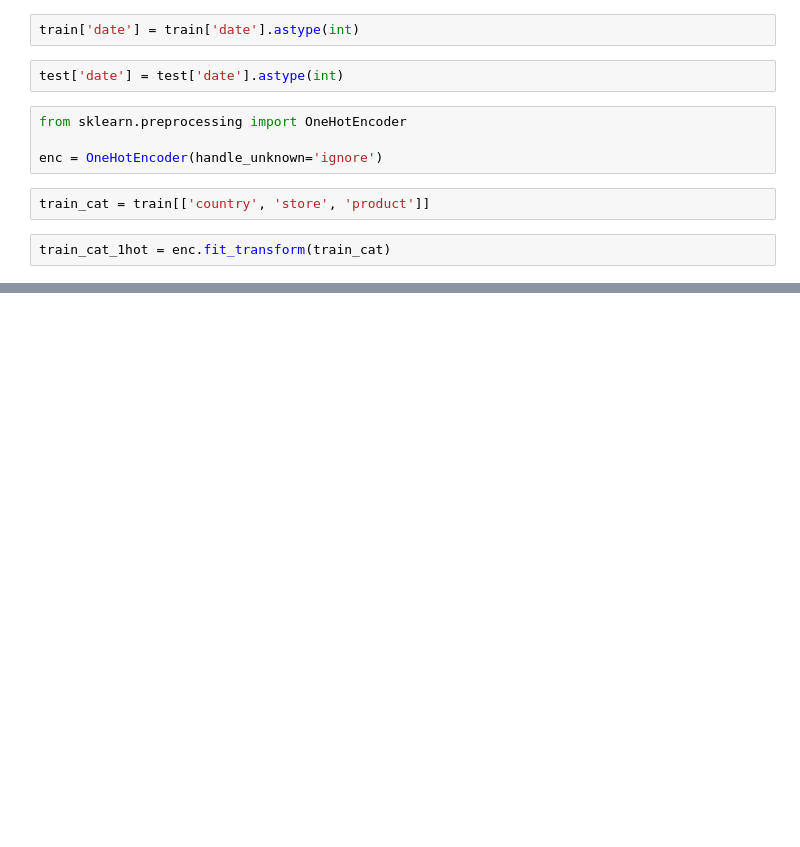
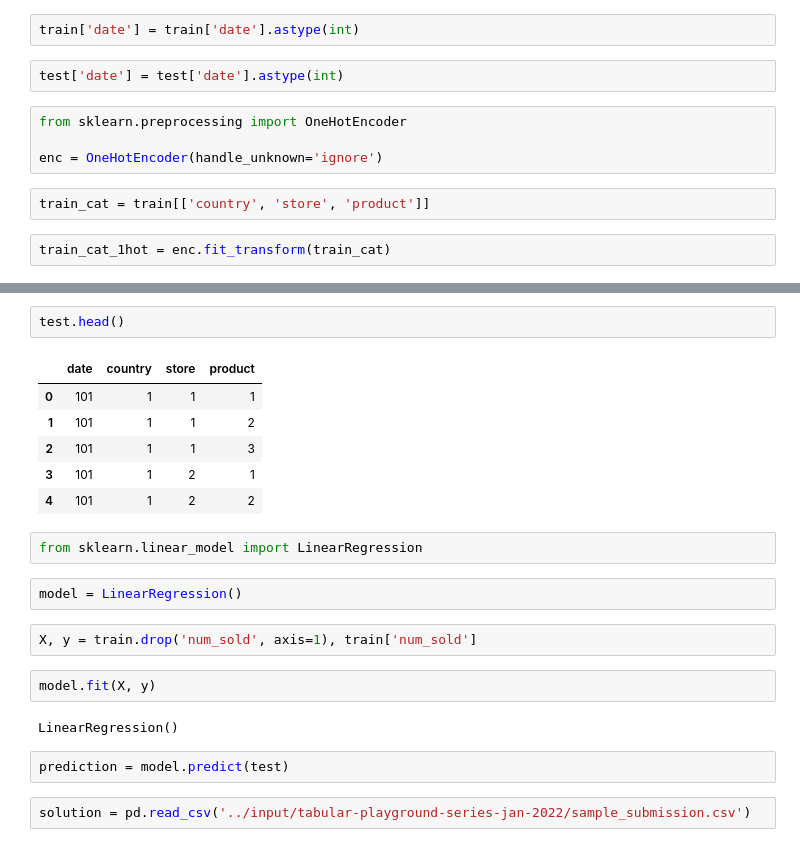
Before and after one commit to satani99/TPG_0122, a Jupyter notebook: tpg-0122.ipynb, the cells around one changed output, grey strips where cells are left out. Saved outputs shown, nothing was run; the diff lists cells and outputs as text; blank space fills up the shorter version.

```diff
--- a/tpg-0122.ipynb
+++ b/tpg-0122.ipynb
@@ -77,0 +243,23 @@ train = pipeline.fit_transform(train)
+# %%
+test.head()
+# %% [output]
+|  | date | country | store | product |
+| 0 | 101 | 1 | 1 | 1 |
+| 1 | 101 | 1 | 1 | 2 |
+| 2 | 101 | 1 | 1 | 3 |
+| 3 | 101 | 1 | 2 | 1 |
+| 4 | 101 | 1 | 2 | 2 |
+# %%
+from sklearn.linear_model import LinearRegression
+# %%
+model = LinearRegression()
+# %%
+X, y = train.drop('num_sold', axis=1), train['num_sold']
+# %%
+model.fit(X, y)
+# %% [output]
+LinearRegression()
+# %%
+prediction = model.predict(test)
+# %%
+solution = pd.read_csv('../input/tabular-playground-series-jan-2022/sample_submission.csv')
```
Also changed, not shown: parts of 26 cells of this notebook.
